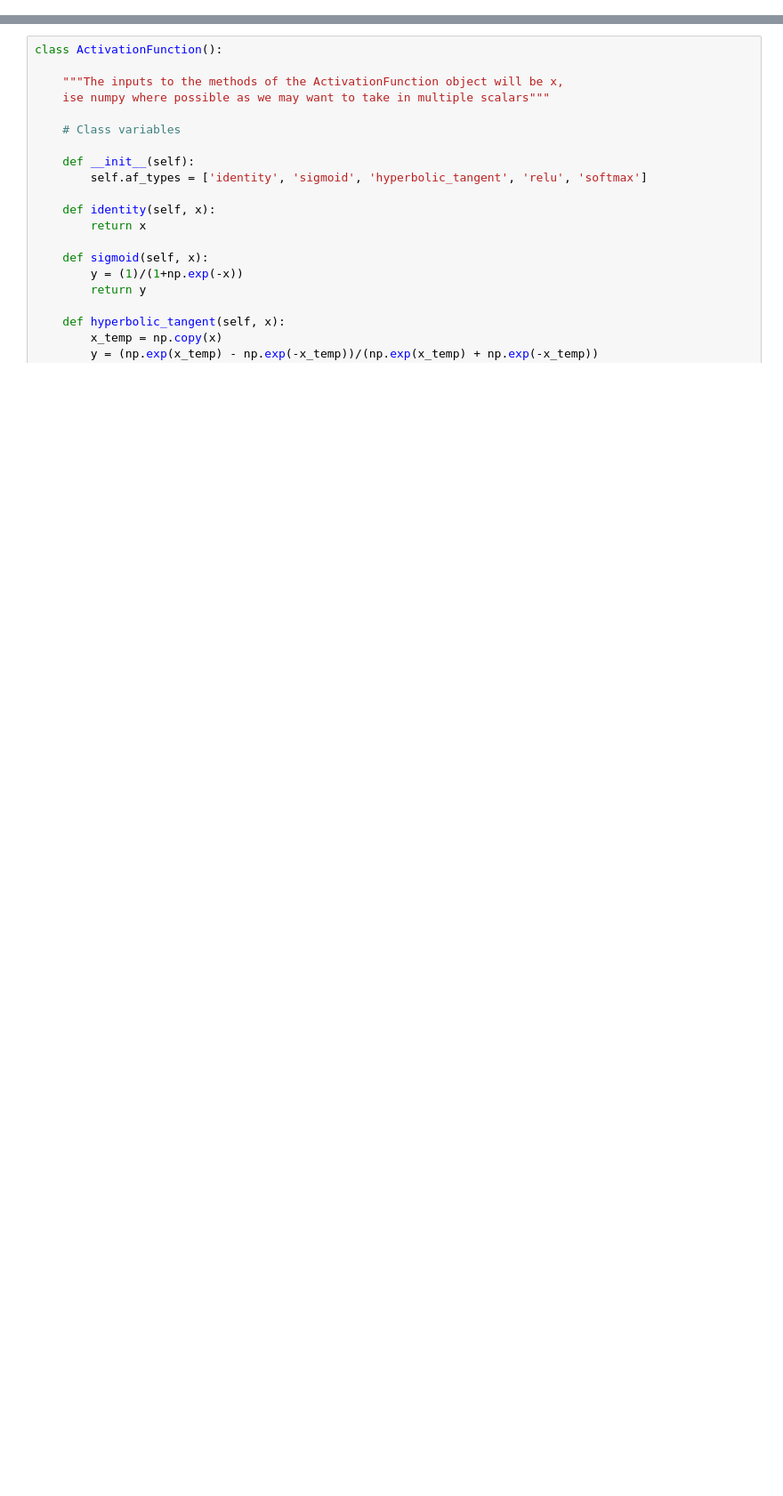
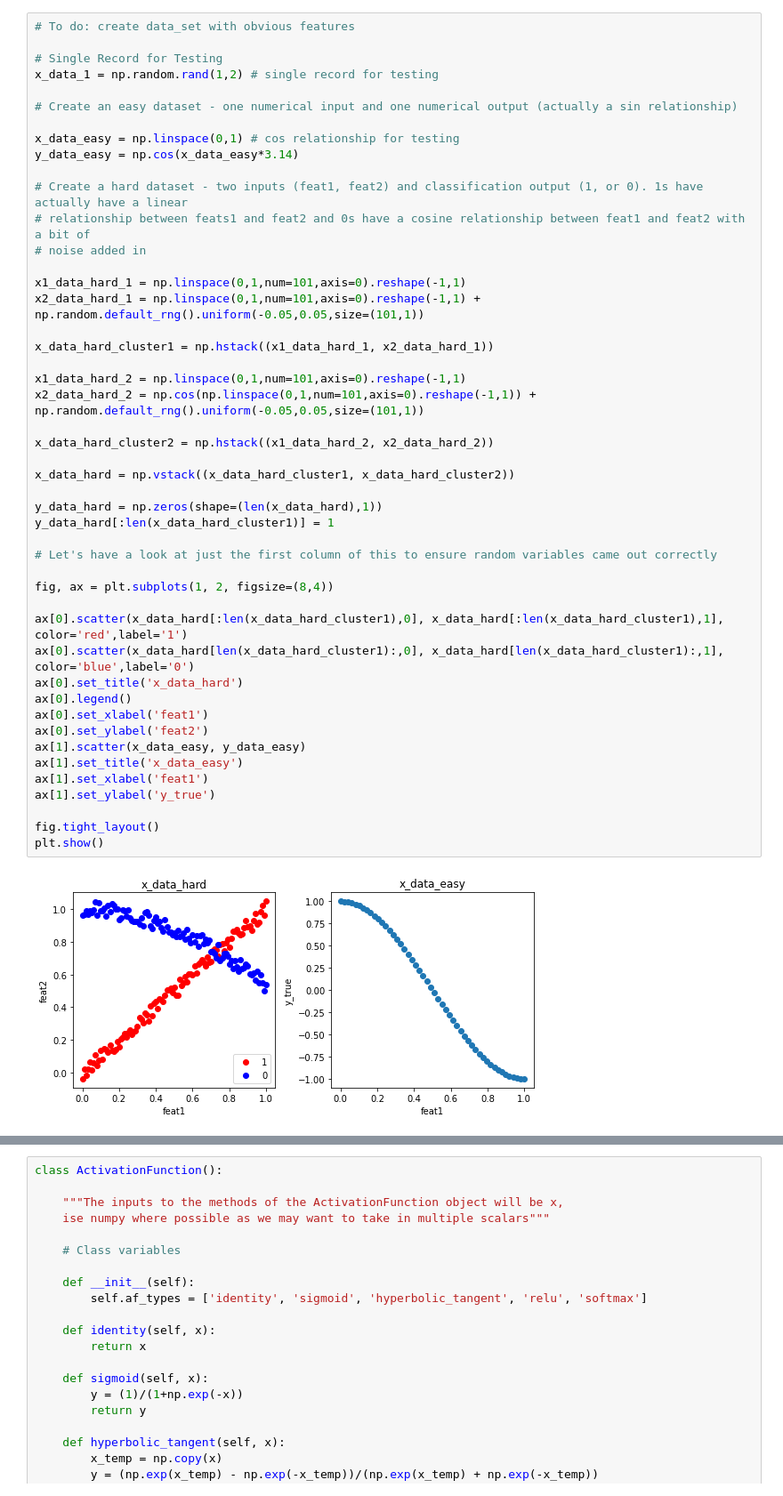
Before and after one commit to syip0005/learning_neural_nets, a Jupyter notebook: feedforward_neural_net.ipynb, the cells around one changed output, grey strips where cells are left out. Shown at 89% size. Drawn from its saved outputs; the diff is of its cells as text; blank space fills up the shorter version.

Commit message:
Finished generating dummy data

```diff
--- a/feedforward_neural_net.ipynb
+++ b/feedforward_neural_net.ipynb
@@ -74,3 +60,52 @@ plt.show()
+# %%
+# To do: create data_set with obvious features
+
+# Single Record for Testing
+x_data_1 = np.random.rand(1,2) # single record for testing
+
+# Create an easy dataset - one numerical input and one numerical output (actually a sin relationship)
+
+x_data_easy = np.linspace(0,1) # cos relationship for testing
+y_data_easy = np.cos(x_data_easy*3.14)
+
+# Create a hard dataset - two inputs (feat1, feat2) and classification output (1, or 0). 1s have actually have a linear
+# relationship between feats1 and feat2 and 0s have a cosine relationship between feat1 and feat2 with a bit of
+# noise added in
+
+x1_data_hard_1 = np.linspace(0,1,num=101,axis=0).reshape(-1,1)
+x2_data_hard_1 = np.linspace(0,1,num=101,axis=0).reshape(-1,1) + np.random.default_rng().uniform(-0.05,0.05,size=(101,1))
+
+x_data_hard_cluster1 = np.hstack((x1_data_hard_1, x2_data_hard_1))
+
+x1_data_hard_2 = np.linspace(0,1,num=101,axis=0).reshape(-1,1)
+x2_data_hard_2 = np.cos(np.linspace(0,1,num=101,axis=0).reshape(-1,1)) + np.random.default_rng().uniform(-0.05,0.05,size=(101,1))
+
+x_data_hard_cluster2 = np.hstack((x1_data_hard_2, x2_data_hard_2))
+
+x_data_hard = np.vstack((x_data_hard_cluster1, x_data_hard_cluster2))
+
+y_data_hard = np.zeros(shape=(len(x_data_hard),1))
+y_data_hard[:len(x_data_hard_cluster1)] = 1
+
+# Let's have a look at just the first column of this to ensure random variables came out correctly
+
+fig, ax = plt.subplots(1, 2, figsize=(8,4))
+
+ax[0].scatter(x_data_hard[:len(x_data_hard_cluster1),0], x_data_hard[:len(x_data_hard_cluster1),1], color='red',label='1')
+ax[0].scatter(x_data_hard[len(x_data_hard_cluster1):,0], x_data_hard[len(x_data_hard_cluster1):,1], color='blue',label='0')
+ax[0].set_title('x_data_hard')
+ax[0].legend()
+ax[0].set_xlabel('feat1')
+ax[0].set_ylabel('feat2')
+ax[1].scatter(x_data_easy, y_data_easy)
+ax[1].set_title('x_data_easy')
+ax[1].set_xlabel('feat1')
+ax[1].set_ylabel('y_true')
+
+fig.tight_layout()
+plt.show()
+# %% [output]
+[figure, added]
 # %% [markdown]
 ### Step 1 - Activation Functions
 
```
Also changed, not shown: parts of 9 cells of this notebook.
